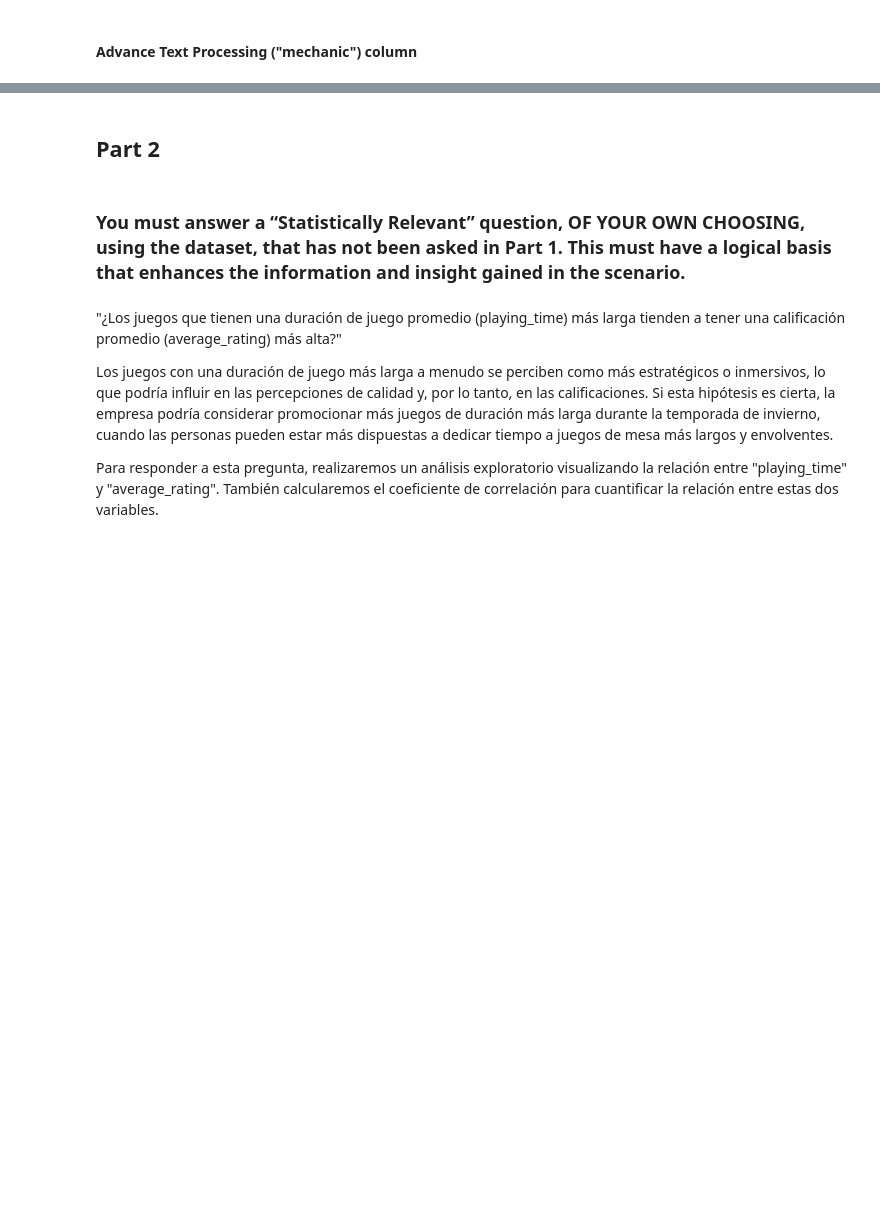
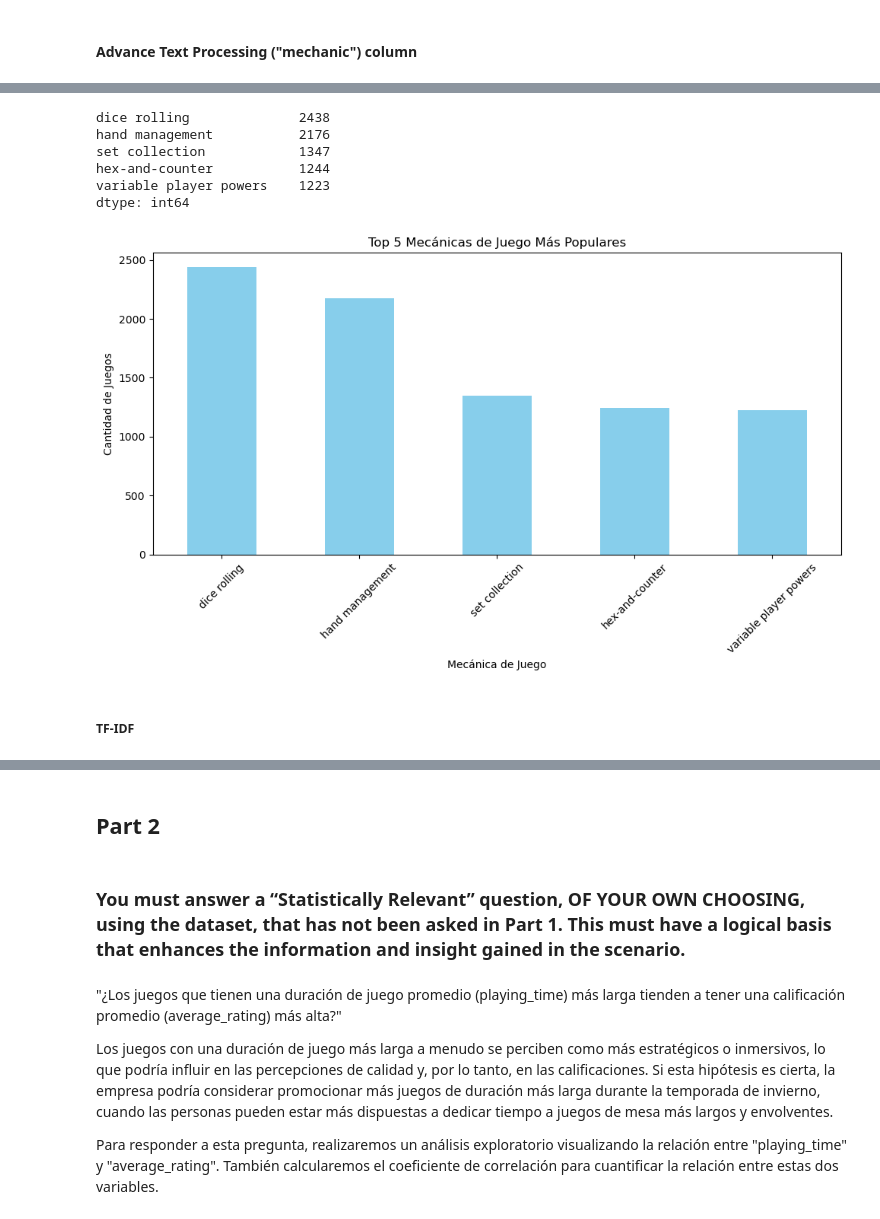
Before and after one commit to FJGM2023015/CA1_DVis_HDip_Lvl8-, a Jupyter notebook: Francisco_Gorigoitia_DVisHDip_CA1.ipynb, the cells around one changed output, grey strips where cells are left out. Saved outputs shown, nothing was run; the diff lists cells and outputs as text; code cells hidden in the pictures; blank space fills up the shorter version.

```diff
--- a/Francisco_Gorigoitia_DVisHDip_CA1.ipynb
+++ b/Francisco_Gorigoitia_DVisHDip_CA1.ipynb
@@ -1157,0 +724,4 @@ df_games[['mechanic','upper']].head()
+# %%
+# Convert to lowercase and Remove extra spaces
+mechanic_tokenized = mechanic_tokenized.apply(lambda x: [item.strip().lower() for item in x])
+mechanic_tokenized.head()
@@ -1169,0 +804,8 @@ top_5_mechanics
+# %%
+# Convert the tokenized column back to string format
+mechanic_string = mechanic_tokenized.apply(', '.join)
+
+# Apply One-Hot Encoding
+mechanic_onehot = mechanic_string.str.get_dummies(sep=', ')
+
+mechanic_onehot.head()
@@ -1169,0 +820,29 @@ top_5_mechanics
+# %%
+# Sumar las columnas para obtener la cantidad total de juegos en cada categoría
+mechanic_top_5_onehot = mechanic_onehot.sum().sort_values(ascending=False)
+
+mechanic_top_5_onehot.head(5)
+# %% [output]
+dice rolling              2438
+hand management           2176
+set collection            1347
+hex-and-counter           1244
+variable player powers    1223
+dtype: int64
+# %%
+# Obtener los top 5
+mechanic_top_5 = mechanic_top_5_onehot.head(5)
+
+# Crear el gráfico
+plt.figure(figsize=(10,6))
+mechanic_top_5.plot(kind='bar', color='skyblue')
+plt.title('Top 5 Mecánicas de Juego Más Populares')
+plt.ylabel('Cantidad de Juegos')
+plt.xlabel('Mecánica de Juego')
+plt.xticks(rotation=45)
+plt.tight_layout()
+plt.show()
+# %% [output]
+[figure, added]
+# %% [markdown]
+##### TF-IDF
```
Also changed, not shown: parts of 66 cells of this notebook.
